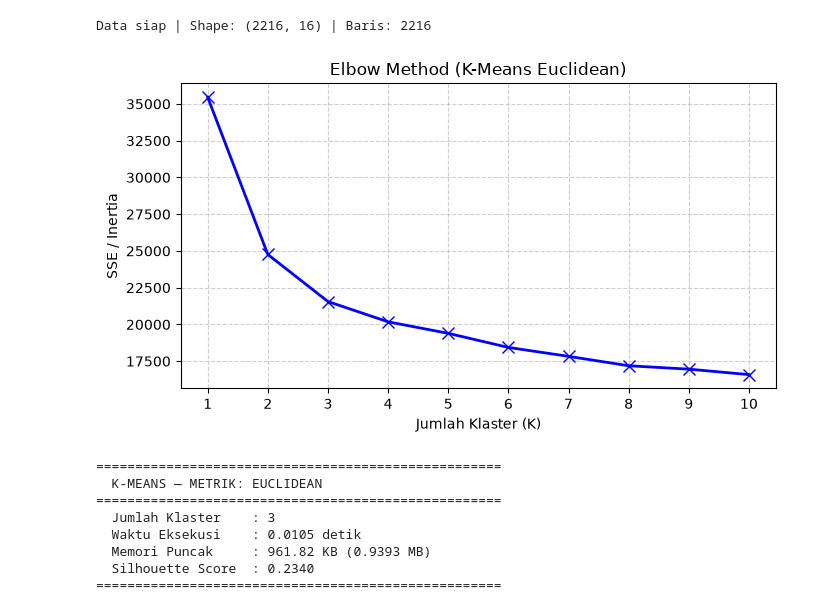
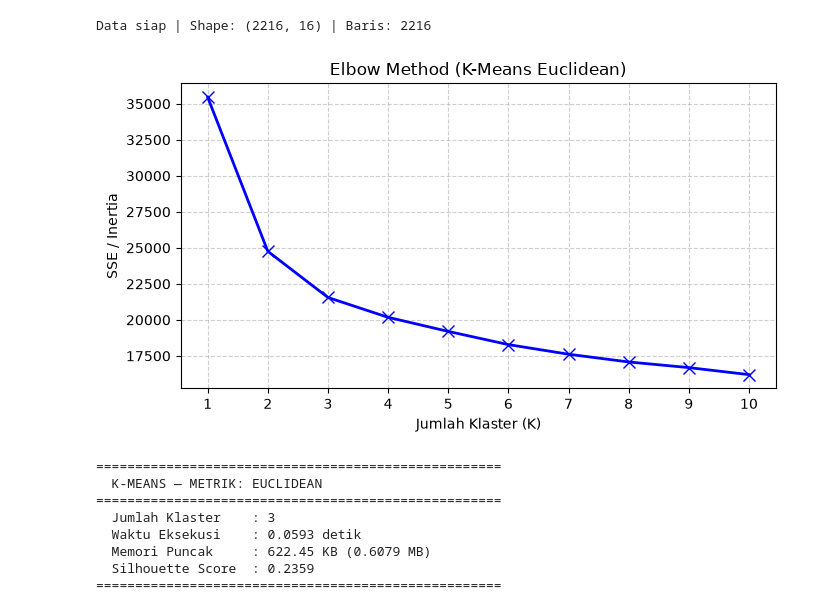
Before and after one commit to rafiadpr/244107020026_machine-learning, a Jupyter notebook: kuis_01/K_Means_Euclide.ipynb, the cells around one changed output. Cells and saved outputs as stored; diff of their text form; code cells hidden in the pictures.

```diff
--- a/kuis_01/K_Means_Euclide.ipynb
+++ b/kuis_01/K_Means_Euclide.ipynb
@@ -135,28 +41,28 @@ Data siap | Shape: (2216, 16) | Baris: 2216
 # %%
 # BAGIAN B: ELBOW METHOD (untuk menentukan K terbaik)
 
 K_range = range(1, 11)
 sse     = []
 
 for k in K_range:
-    km = CustomKMeans(n_clusters=k, random_state=42, metric='euclidean')
+    km = KMeans(n_clusters=k, random_state=42, n_init=10)
     km.fit(X_scaled)
     sse.append(km.inertia_)
 
 plt.figure(figsize=(7, 4))
 plt.plot(list(K_range), sse, 'bx-', linewidth=2, markersize=8)
 plt.xlabel('Jumlah Klaster (K)')
 plt.ylabel('SSE / Inertia')
 plt.title('Elbow Method (K-Means Euclidean)')
 plt.xticks(list(K_range))
 plt.grid(True, linestyle='--', alpha=0.6)
 plt.tight_layout()
 plt.savefig('a1_elbow.png')
 plt.show()
 
 K_TERBAIK = 3  # Ganti sesuai hasil elbow
 # %% [output]
-[figure, old version]
+[figure, new version]
 # %%
 # BAGIAN C: K-MEANS EUCLIDEAN — Latih + Ukur Performa
 
@@ -169,7 +75,7 @@ tracemalloc.start()
 t_mulai = time.time()
 
 # Latih K-Means (Euclidean adalah default sklearn)
-km_euclid  = CustomKMeans(n_clusters=K_TERBAIK, random_state=42, metric='euclidean')
+km_euclid  = KMeans(n_clusters=K_TERBAIK, random_state=42, n_init=10)
 lbl_euclid = km_euclid.fit_predict(X_scaled)
 
 # Hentikan ukur
@@ -191,9 +97,9 @@ print("="*52)
   K-MEANS — METRIK: EUCLIDEAN
 ====================================================
   Jumlah Klaster    : 3
-  Waktu Eksekusi    : 0.0105 detik
-  Memori Puncak     : 961.82 KB (0.9393 MB)
-  Silhouette Score  : 0.2340
+  Waktu Eksekusi    : 0.0593 detik
+  Memori Puncak     : 622.45 KB (0.6079 MB)
+  Silhouette Score  : 0.2359
 ====================================================
 # %%
 # BAGIAN D: VISUALISASI PCA (Euclidean)
```
Also changed, not shown: parts of 3 cells of this notebook, 1 other file.
